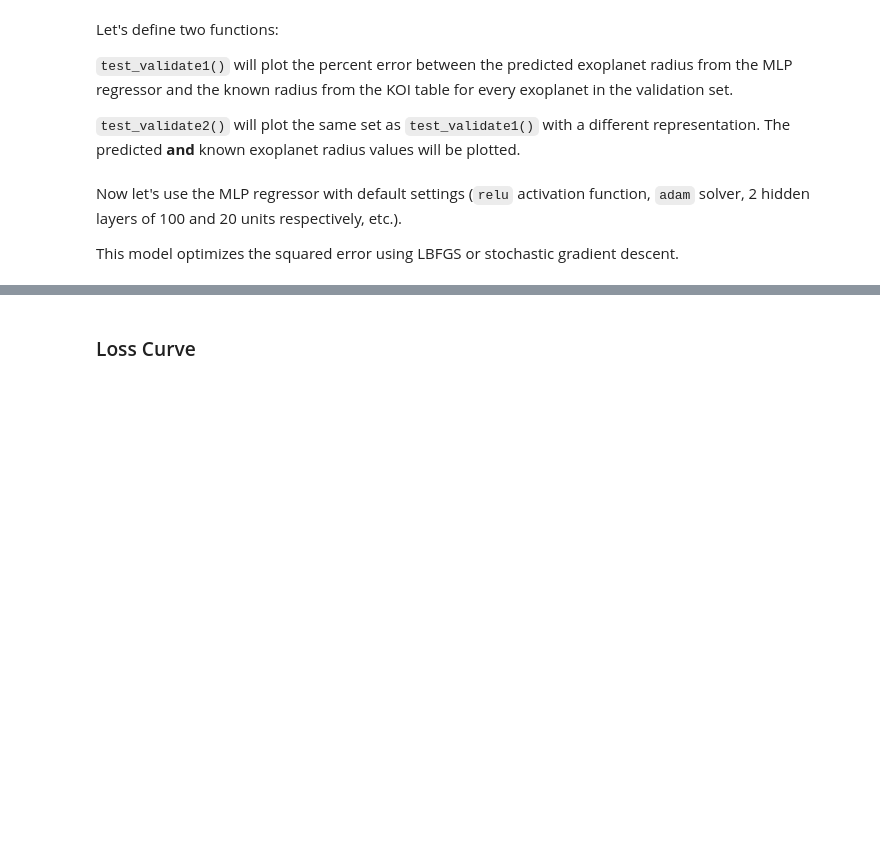
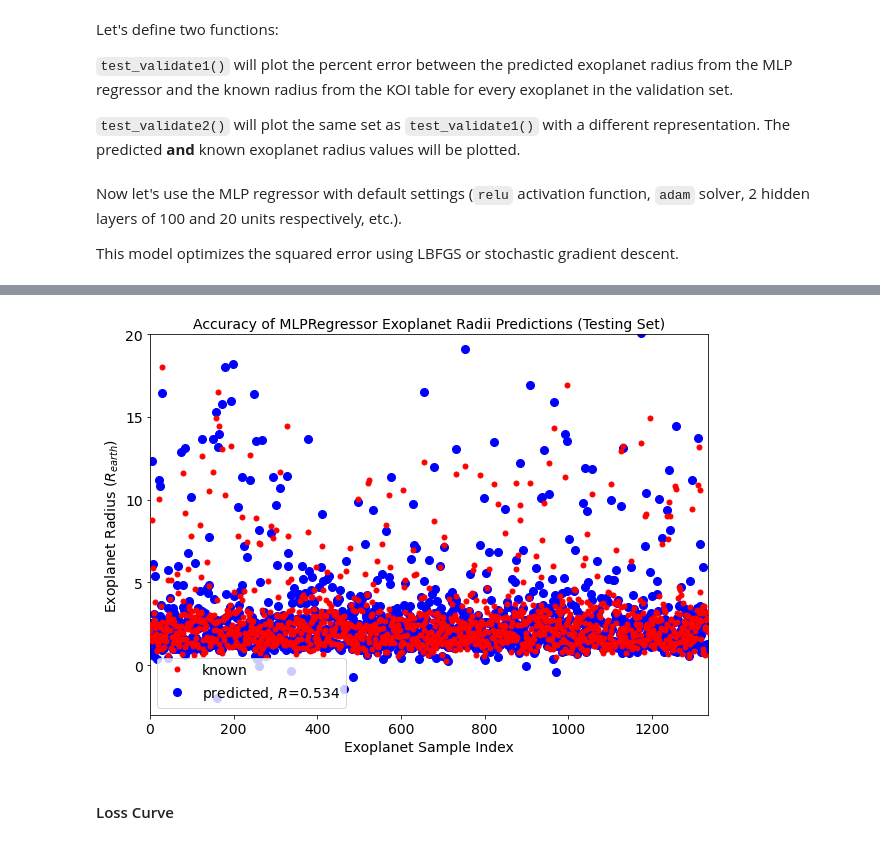
Before and after one commit to nicholasproietti/LGM, a Jupyter notebook: KOI_Regression.ipynb, the cells around one changed output, grey strips where cells are left out. Saved outputs shown, nothing was run; the diff lists cells and outputs as text; code cells hidden in the pictures; blank space fills up the shorter version.

```diff
--- a/KOI_Regression.ipynb
+++ b/KOI_Regression.ipynb
@@ -173,5 +191,9 @@ Mean percent error: 16.538
+# %%
+test_validate2(x_test=x_test, y_test=y_test, y_predict=y_predict, classifier=mlp, set_name='Testing Set')
+# %% [output]
+[figure, added]
 # %% [markdown]
-### Loss Curve
+#### Loss Curve
 # %%
 pd.DataFrame(mlp.loss_curve_).plot(xlabel="Epoch", ylabel="Loss", legend=False)
 # %% [output]
```
Also changed, not shown: parts of 13 cells of this notebook.
